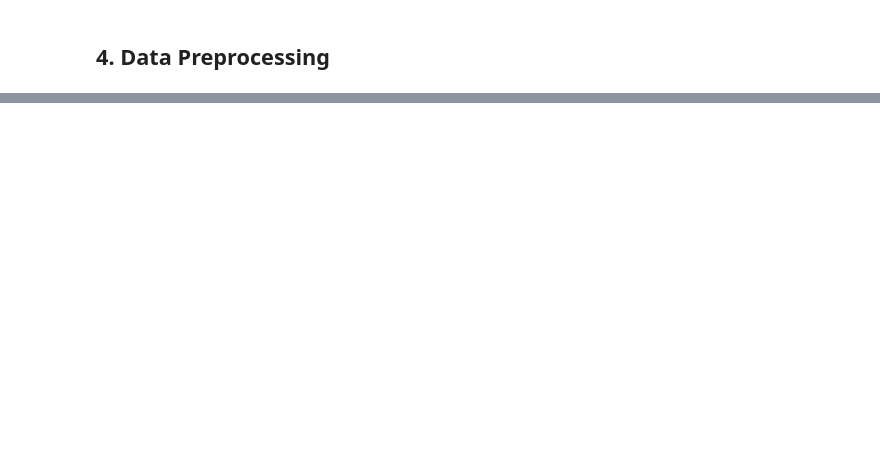
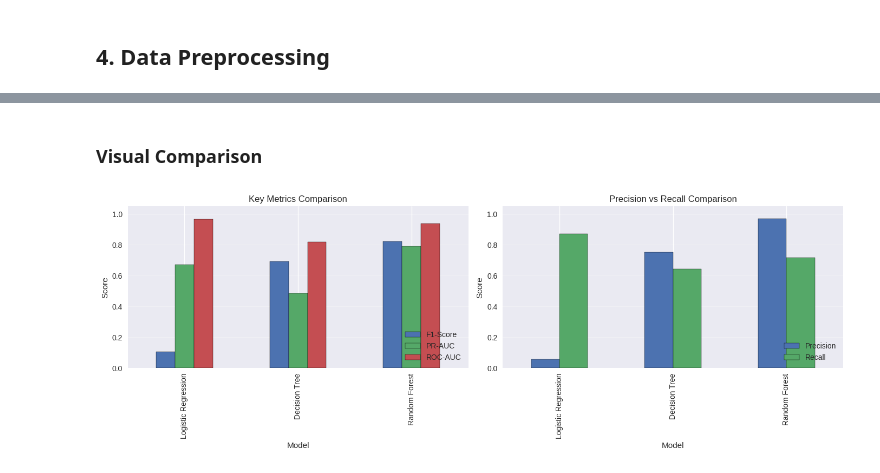
Before and after one commit to Arun-Singh-Chauhan-09/m606-fraud-detection-pipeline, a Jupyter notebook: credit_card_fraud_detection.ipynb, the cells around one changed output, grey strips where cells are left out. Cells and saved outputs as stored; diff of their text form; code cells hidden in the pictures; blank space fills up the shorter version.

```diff
--- a/credit_card_fraud_detection.ipynb
+++ b/credit_card_fraud_detection.ipynb
@@ -679,0 +382,12 @@ pd.DataFrame({
+# %%
+
+performance_metrics = []
+
+for name, classifier in trained_models.items():
+    metrics = evaluate_classifier(name, classifier, features_test, labels_test)
+    performance_metrics.append(metrics)
+
+metrics_table = data_processor.DataFrame(performance_metrics).set_index('Model').round(4)
+
+print("Model Performance Comparison:")
+metrics_table
@@ -679,0 +424,30 @@ pd.DataFrame({
+# %% [markdown]
+### Visual Comparison
+# %%
+
+fig, axes = visualizer.subplots(1, 2, figsize=(14, 5))
+
+
+metrics_table[['F1-Score', 'PR-AUC', 'ROC-AUC']].plot(
+    kind='bar', ax=axes[0], edgecolor='black'
+)
+axes[0].set_title('Key Metrics Comparison', fontsize=12)
+axes[0].set_ylabel('Score')
+axes[0].set_ylim(0, 1.05)
+axes[0].legend(loc='lower right')
+axes[0].grid(axis='y', alpha=0.3)
+
+
+metrics_table[['Precision', 'Recall']].plot(
+    kind='bar', ax=axes[1], edgecolor='black'
+)
+axes[1].set_title('Precision vs Recall Comparison', fontsize=12)
+axes[1].set_ylabel('Score')
+axes[1].set_ylim(0, 1.05)
+axes[1].legend(loc='lower right')
+axes[1].grid(axis='y', alpha=0.3)
+
+visualizer.tight_layout()
+visualizer.show()
+# %% [output]
+[figure, added]
```
Also changed, not shown: parts of 126 cells of this notebook, 2 other files.
